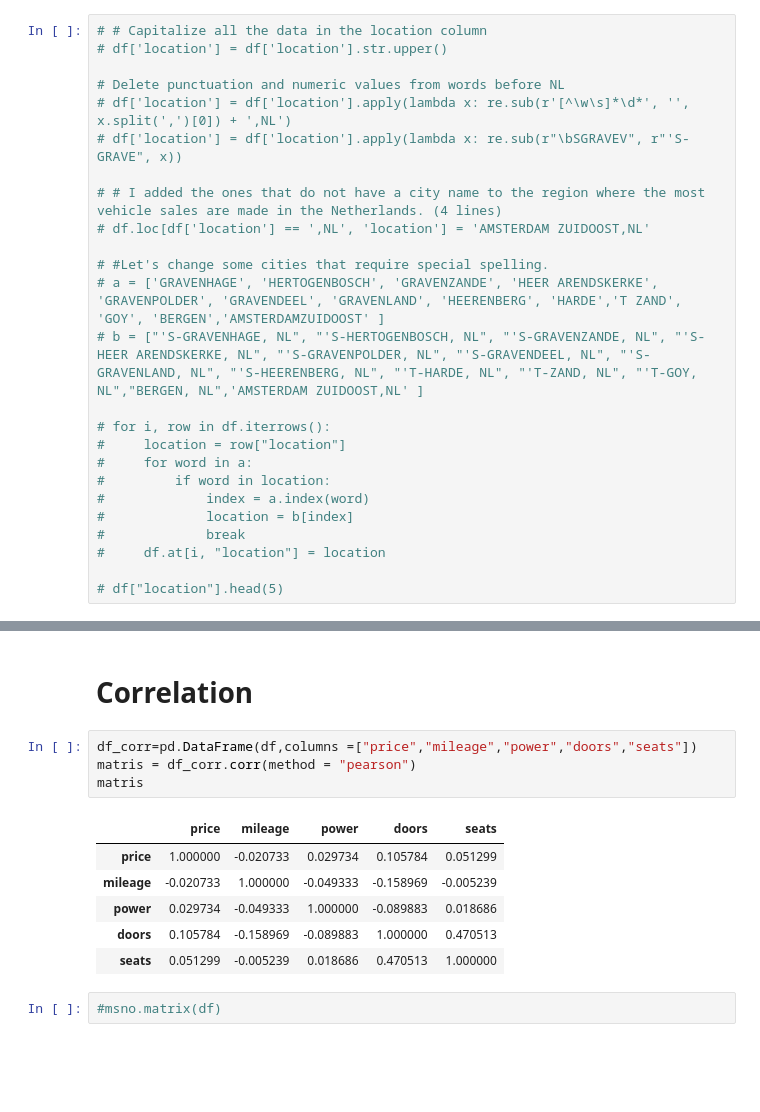
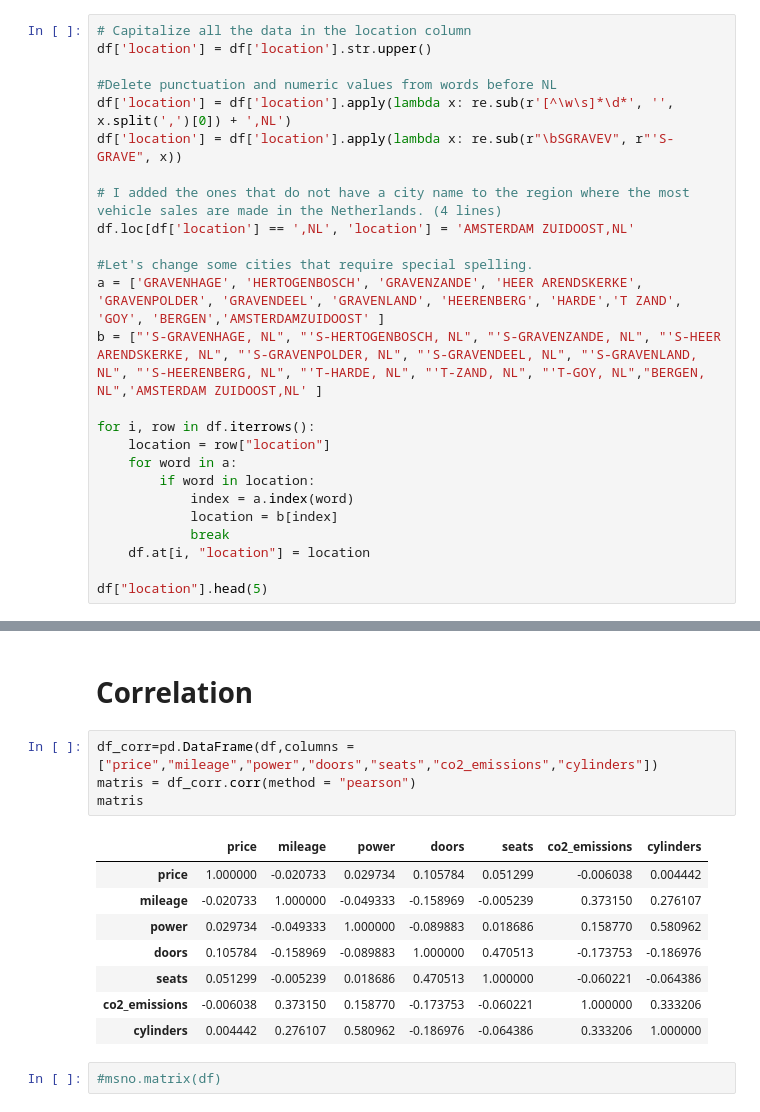
Before and after one commit to Nueseybe/Team2Project-4, a Jupyter notebook: main.ipynb, the cells around one changed output, grey strips where cells are left out. Saved outputs shown, nothing was run; the diff lists cells and outputs as text; blank space fills up the shorter version.

```diff
--- a/main.ipynb
+++ b/main.ipynb
@@ -202,27 +202,27 @@ def draw_boxplot(df, column_name):
 # %% [markdown]
 # 2 column name: location
 # %%
-# # Capitalize all the data in the location column
-# df['location'] = df['location'].str.upper()
+# Capitalize all the data in the location column
+df['location'] = df['location'].str.upper()
 
-# Delete punctuation and numeric values from words before NL
-# df['location'] = df['location'].apply(lambda x: re.sub(r'[^\w\s]*\d*', '', x.split(',')[0]) + ',NL')
-# df['location'] = df['location'].apply(lambda x: re.sub(r"\bSGRAVEV", r"'S-GRAVE", x))
+#Delete punctuation and numeric values from words before NL
+df['location'] = df['location'].apply(lambda x: re.sub(r'[^\w\s]*\d*', '', x.split(',')[0]) + ',NL')
+df['location'] = df['location'].apply(lambda x: re.sub(r"\bSGRAVEV", r"'S-GRAVE", x))
 
-# # I added the ones that do not have a city name to the region where the most vehicle sales are made in the Netherlands. (4 lines)
-# df.loc[df['location'] == ',NL', 'location'] = 'AMSTERDAM ZUIDOOST,NL'
+# I added the ones that do not have a city name to the region where the most vehicle sales are made in the Netherlands. (4 lines)
+df.loc[df['location'] == ',NL', 'location'] = 'AMSTERDAM ZUIDOOST,NL'
 
-# #Let's change some cities that require special spelling.
-# a = ['GRAVENHAGE', 'HERTOGENBOSCH', 'GRAVENZANDE', 'HEER ARENDSKERKE', 'GRAVENPOLDER', 'GRAVENDEEL', 'GRAVENLAND', 'HEERENBERG', 'HARDE','T ZAND', 'GOY', 'BERGEN','AMSTERDAMZUIDOOST' ]
-# b = ["'S-GRAVENHAGE, NL", "'S-HERTOGENBOSCH, NL", "'S-GRAVENZANDE, NL", "'S-HEER ARENDSKERKE, NL", "'S-GRAVENPOLDER, NL", "'S-GRAVENDEEL, NL", "'S-GRAVENLAND, NL", "'S-HEERENBERG, NL", "'T-HARDE, NL", "'T-ZAND, NL", "'T-GOY, NL","BERGEN, NL",'AMSTERDAM ZUIDOOST,NL' ]
+#Let's change some cities that require special spelling.
+a = ['GRAVENHAGE', 'HERTOGENBOSCH', 'GRAVENZANDE', 'HEER ARENDSKERKE', 'GRAVENPOLDER', 'GRAVENDEEL', 'GRAVENLAND', 'HEERENBERG', 'HARDE','T ZAND', 'GOY', 'BERGEN','AMSTERDAMZUIDOOST' ]
+b = ["'S-GRAVENHAGE, NL", "'S-HERTOGENBOSCH, NL", "'S-GRAVENZANDE, NL", "'S-HEER ARENDSKERKE, NL", "'S-GRAVENPOLDER, NL", "'S-GRAVENDEEL, NL", "'S-GRAVENLAND, NL", "'S-HEERENBERG, NL", "'T-HARDE, NL", "'T-ZAND, NL", "'T-GOY, NL","BERGEN, NL",'AMSTERDAM ZUIDOOST,NL' ]
 
-# for i, row in df.iterrows():
-#     location = row["location"]
-#     for word in a:
-#         if word in location:
-#             index = a.index(word)
-#             location = b[index]
-#             break
-#     df.at[i, "location"] = location
+for i, row in df.iterrows():
+    location = row["location"]
+    for word in a:
+        if word in location:
+            index = a.index(word)
+            location = b[index]
+            break
+    df.at[i, "location"] = location
 
-# df["location"].head(5)
+df["location"].head(5)
@@ -1946,16 +1953,18 @@ df.head()
 # %% [markdown]
 # Correlation
 # %%
-df_corr=pd.DataFrame(df,columns =["price","mileage","power","doors","seats"])
+df_corr=pd.DataFrame(df,columns =["price","mileage","power","doors","seats","co2_emissions","cylinders"])
 matris = df_corr.corr(method = "pearson")
 matris
 # %% [output]
-|  | price | mileage | power | doors | seats |
-| price | 1.000000 | -0.020733 | 0.029734 | 0.105784 | 0.051299 |
-| mileage | -0.020733 | 1.000000 | -0.049333 | -0.158969 | -0.005239 |
-| power | 0.029734 | -0.049333 | 1.000000 | -0.089883 | 0.018686 |
-| doors | 0.105784 | -0.158969 | -0.089883 | 1.000000 | 0.470513 |
-| seats | 0.051299 | -0.005239 | 0.018686 | 0.470513 | 1.000000 |
+|  | price | mileage | power | doors | seats | co2_emissions | cylinders |
+| price | 1.000000 | -0.020733 | 0.029734 | 0.105784 | 0.051299 | -0.006038 | 0.004442 |
+| mileage | -0.020733 | 1.000000 | -0.049333 | -0.158969 | -0.005239 | 0.373150 | 0.276107 |
+| power | 0.029734 | -0.049333 | 1.000000 | -0.089883 | 0.018686 | 0.158770 | 0.580962 |
+| doors | 0.105784 | -0.158969 | -0.089883 | 1.000000 | 0.470513 | -0.173753 | -0.186976 |
+| seats | 0.051299 | -0.005239 | 0.018686 | 0.470513 | 1.000000 | -0.060221 | -0.064386 |
+| co2_emissions | -0.006038 | 0.373150 | 0.158770 | -0.173753 | -0.060221 | 1.000000 | 0.333206 |
+| cylinders | 0.004442 | 0.276107 | 0.580962 | -0.186976 | -0.064386 | 0.333206 | 1.000000 |
 # %%
 #msno.matrix(df)
 # %%
```
Also changed, not shown: parts of 17 cells of this notebook.
